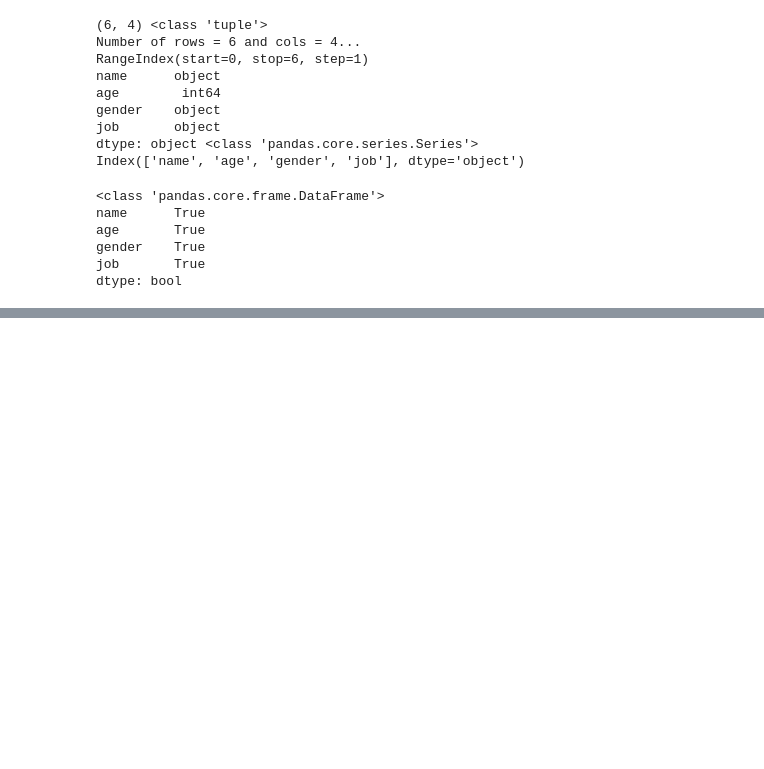
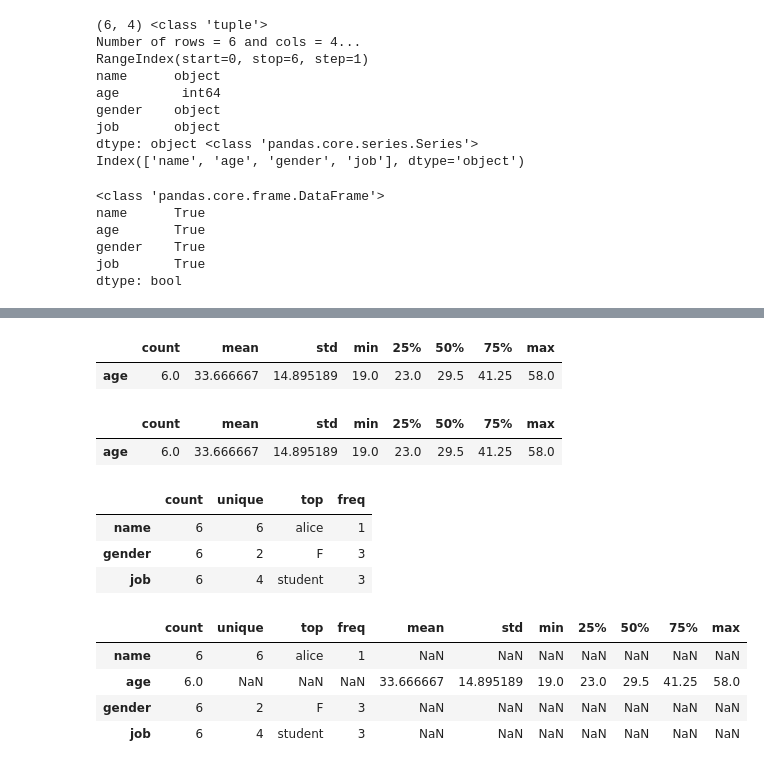
Before and after one commit to toarnabtrainer/AEC_ML_With_Python_August_2024, a Jupyter notebook: Pandas.ipynb, the cells around one changed output, grey strips where cells are left out. Cells and saved outputs as stored; diff of their text form; code cells hidden in the pictures; blank space fills up the shorter version.

```diff
--- a/Pandas.ipynb
+++ b/Pandas.ipynb
@@ -491,0 +556,25 @@ dtype: bool
+# %%
+users.describe().T
+# %% [output]
+|  | count | mean | std | min | 25% | 50% | 75% | max |
+| age | 6.0 | 33.666667 | 14.895189 | 19.0 | 23.0 | 29.5 | 41.25 | 58.0 |
+# %%
+users.describe().transpose()
+# %% [output]
+|  | count | mean | std | min | 25% | 50% | 75% | max |
+| age | 6.0 | 33.666667 | 14.895189 | 19.0 | 23.0 | 29.5 | 41.25 | 58.0 |
+# %%
+users.describe(include=['object']).T
+# %% [output]
+|  | count | unique | top | freq |
+| name | 6 | 6 | alice | 1 |
+| gender | 6 | 2 | F | 3 |
+| job | 6 | 4 | student | 3 |
+# %%
+users.describe(include='all').T
+# %% [output]
+|  | count | unique | top | freq | mean | std | min | 25% | 50% | 75% | max |
+| name | 6 | 6 | alice | 1 | NaN | NaN | NaN | NaN | NaN | NaN | NaN |
+| age | 6.0 | NaN | NaN | NaN | 33.666667 | 14.895189 | 19.0 | 23.0 | 29.5 | 41.25 | 58.0 |
+| gender | 6 | 2 | F | 3 | NaN | NaN | NaN | NaN | NaN | NaN | NaN |
+| job | 6 | 4 | student | 3 | NaN | NaN | NaN | NaN | NaN | NaN | NaN |
```
Also changed, not shown: parts of 6 cells of this notebook.
